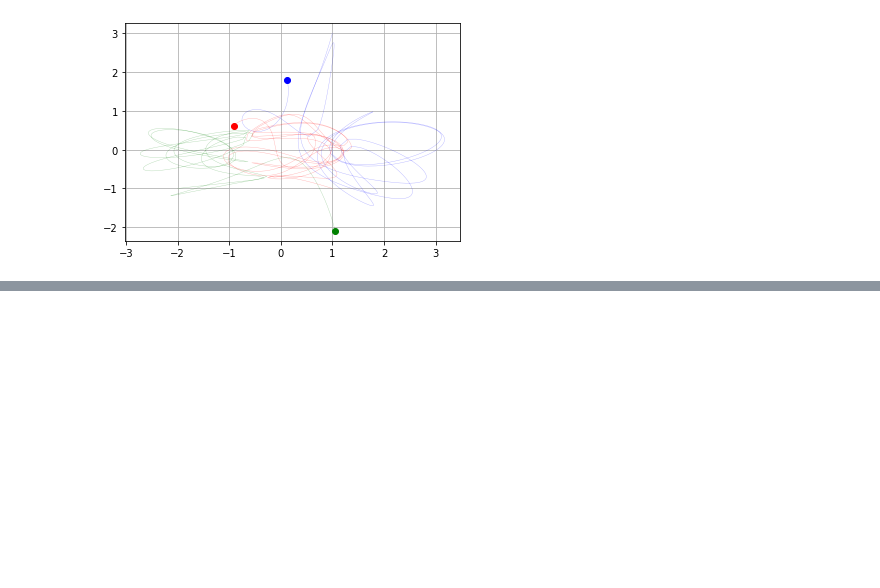
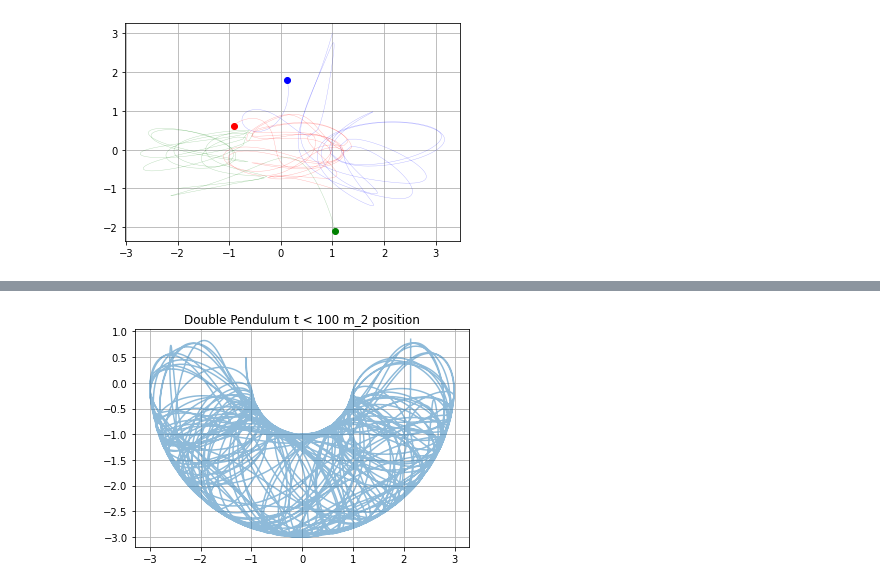
Before and after one commit to gigadot/ssm, a Jupyter notebook: Homework/Homework 1.3.ipynb, the cells around one changed output, grey strips where cells are left out. Cells and saved outputs as stored; diff of their text form; code cells hidden in the pictures; blank space fills up the shorter version.

```diff
--- a/Homework/Homework 1.3.ipynb
+++ b/Homework/Homework 1.3.ipynb
@@ -215,0 +212,18 @@ plt.show()
+# %%
+t = np.arange(0, 100, 0.01)
+vec = odeint(func, init, t)
+theta_1 = vec[:, 0]
+theta_2 = vec[:, 1]
+dtheta_1 = vec[:, 2]
+dtheta_2 = vec[:, 3]
+
+pos_x1, pos_y1 = pol2cart(l1, theta_1)
+pos_x2, pos_y2 = pol2cart(l2, theta_2)
+pos_x = pos_x1 + pos_x2
+pos_y = pos_y1 + pos_y2
+plt.plot(pos_x, pos_y, alpha=0.5)
+plt.title('Double Pendulum t < 100 m_2 position')
+plt.grid()
+plt.show()
+# %% [output]
+[figure, added]
```
Also changed, not shown: parts of 7 cells of this notebook.
